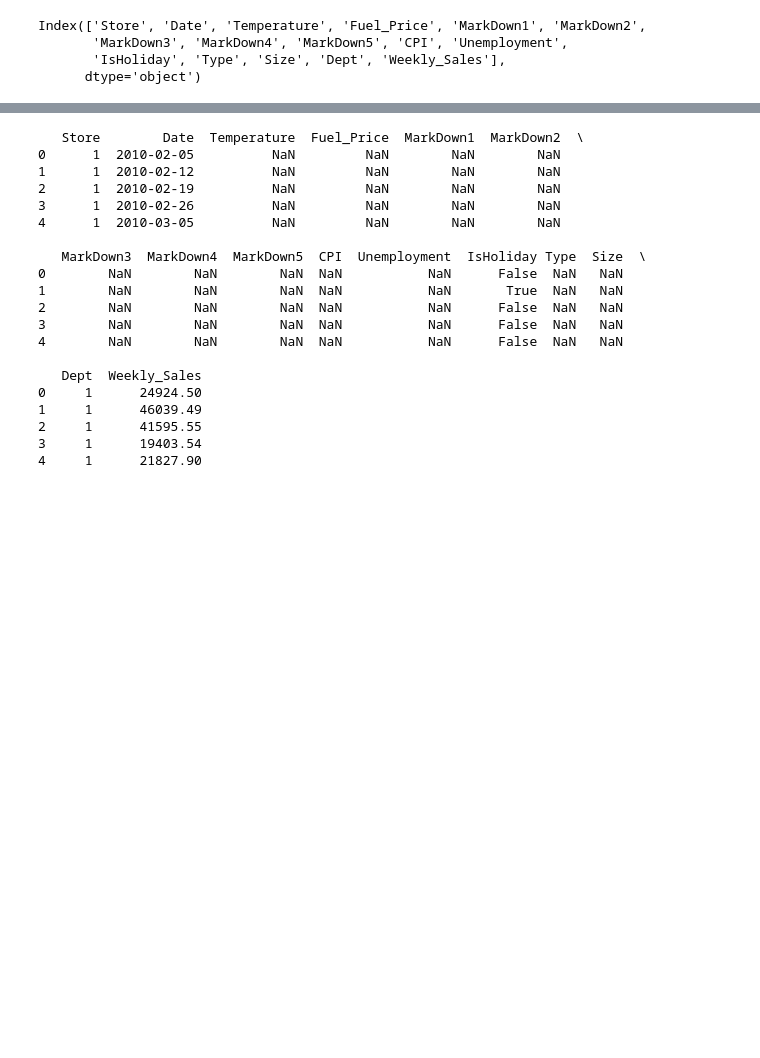
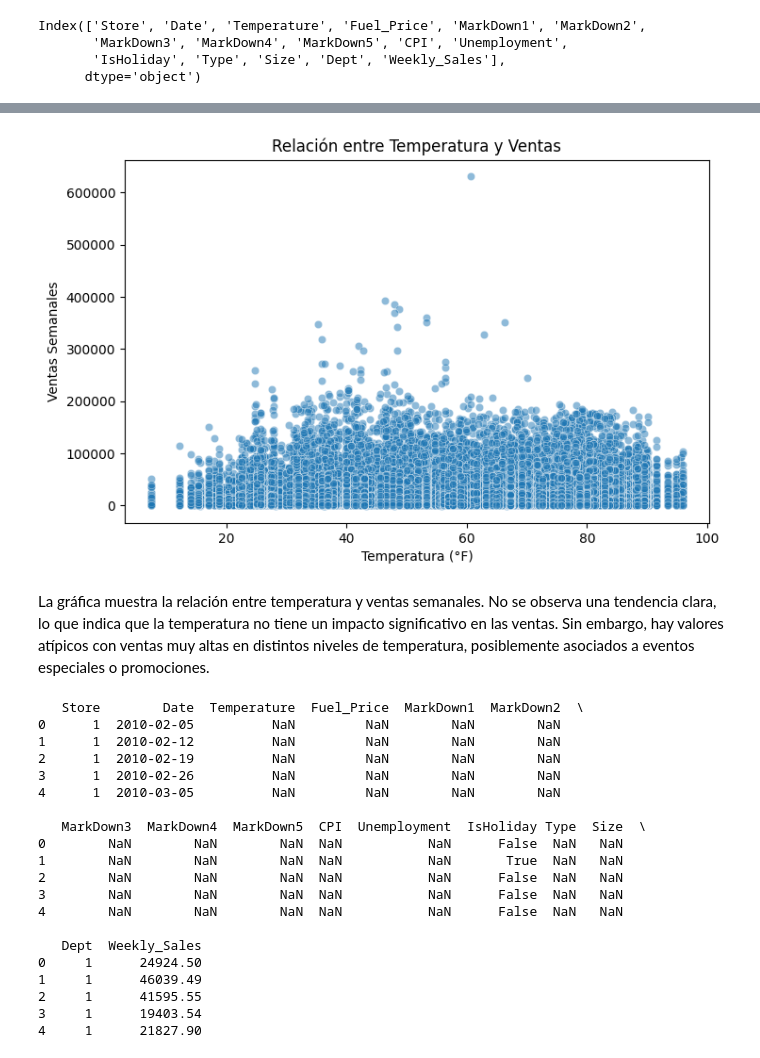
Before and after one commit to brokie636/A.N.N-applications, a Jupyter notebook: demand_prediction/notebooks/demand_predict.ipynb, the cells around one changed output, grey strips where cells are left out. Cells and saved outputs as stored; diff of their text form; code cells hidden in the pictures; blank space fills up the shorter version.

```diff
--- a/demand_prediction/notebooks/demand_predict.ipynb
+++ b/demand_prediction/notebooks/demand_predict.ipynb
@@ -399,3 +501,14 @@ Index(['Store', 'Date', 'Temperature', 'Fuel_Price', 'MarkDown1', 'MarkDown2',
+# %%
+plt.figure(figsize=(8,5))
+sns.scatterplot(data=merged_df, x="Temperature", y="Weekly_Sales", alpha=0.5)
+plt.xlabel("Temperatura (°F)")
+plt.ylabel("Ventas Semanales")
+plt.title("Relación entre Temperatura y Ventas")
+plt.show()
+# %% [output]
+[figure, added]
+# %% [markdown]
+La gráfica muestra la relación entre temperatura y ventas semanales. No se observa una tendencia clara, lo que indica que la temperatura no tiene un impacto significativo en las ventas. Sin embargo, hay valores atípicos con ventas muy altas en distintos niveles de temperatura, posiblemente asociados a eventos especiales o promociones.
 # %%
 print(merged_df.head())
 # %% [output]
```
Also changed, not shown: parts of 21 cells of this notebook.
